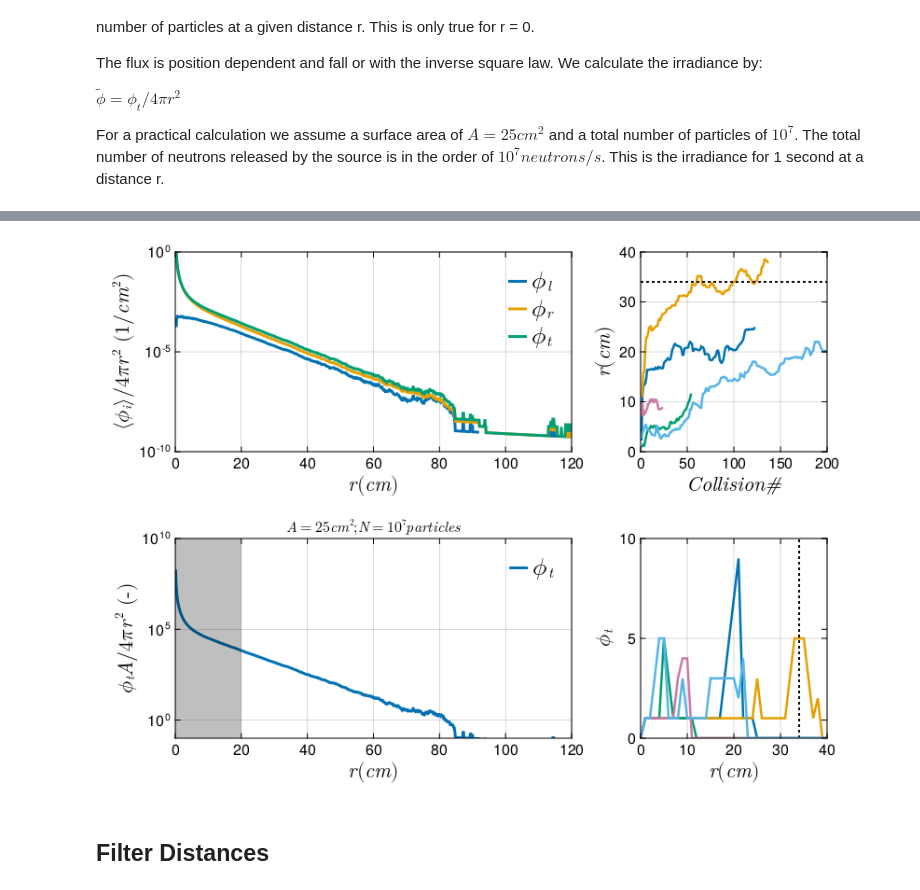
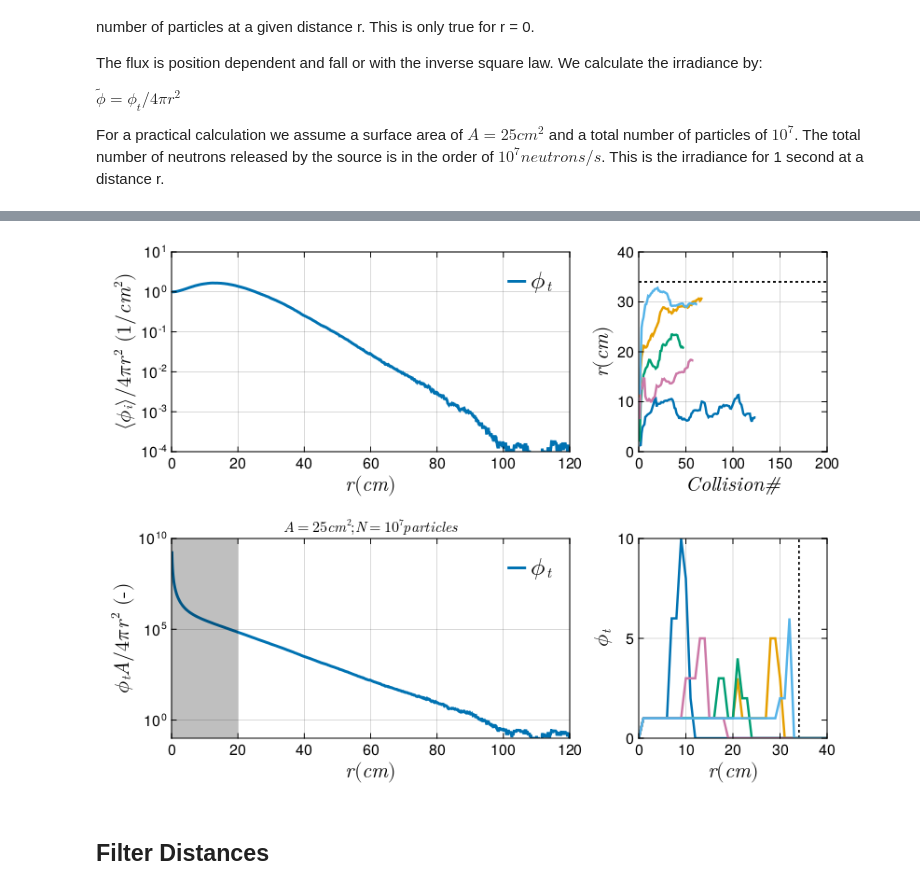
Before and after one commit to JBusink/Neutronenbron_Simulatie, a Jupyter notebook: Scripts/Data_processing_notebook.ipynb, the cells around one changed output, grey strips where cells are left out. Cells and saved outputs as stored; diff of their text form; code cells hidden in the pictures.

```diff
--- a/Scripts/Data_processing_notebook.ipynb
+++ b/Scripts/Data_processing_notebook.ipynb
@@ -277,9 +279,10 @@ A single simulation of 10000 particles, 500 collisions takes about 40 seconds an
 
 Note that Julia will not save the data inside a loop. Either save it and load it, or change the loop structure such that the data is saved inside the loop. This can be done by placing "global" in front of the variable.
 # %%
-for i in 1:1:1
+for i in 1:1:10
     Random.seed!(i)
     Xtotal,Ytotal,Ztotal,Etotal,Pxtotal,Pytotal,Pztotal = SM.Simulate_multiple_collisions(10000,500);
     data = Array([Xtotal,Ytotal,Ztotal,Etotal,Pxtotal,Pytotal,Pztotal])
     # save("/Volumes/EXTdrive/Data_neutron_simulation/Data_10000_particles/Simulate_10000_Particles_data_file$i.jld", "data", data)
+    save("/Users/jbusink/Downloads/Nieuwe data/Simulate_10000_Particles_data_file$i.jld", "data", data)
 end
@@ -288,9 +309,9 @@ end
 # %%
 listrho,listz, listE = [],[],[]
 
-for j in 26:1:26
+for j in 1:1:10
     println(j)
-    x,y,z,E,px,py,pz = load("/Volumes/EXTdrive/Data_neutron_simulation/Data_10000_particles/Simulate_10000_Particles_data_file$j.jld")["data"]
+    x,y,z,E,px,py,pz = load("/Users/jbusink/Downloads/Nieuwe data/Simulate_10000_Particles_data_file$j.jld")["data"]
     for i in 1:1:length(x)
 
         #make new list that cut offs if particle is gone.
@@ -631,11 +670,14 @@ fig = Figure(resolution=(800,600))
 ax = Axis(fig[1,1:2],
 yscale=log10,
 ylabel = L"$⟨ϕ_i⟩/4πr^2$ ($1/cm^2$)",xlabel=L"r(cm)",
-limits=(0,120,1e-10,1)
+limits=(0,120,1e-4,10)
 )
-lines!(LinRange(0,120,1201),mean_flux_l ./ (4π .* LinRange(0,120,1201).^2 ), label = L"ϕ_l",linewidth=3)
-lines!(LinRange(0,120,1201),mean_flux_r./ (4π .* LinRange(0,120,1201).^2 ), label = L"ϕ_r",linewidth=3)
-lines!(LinRange(0,120,1201),mean_flux_t./ (4π .* LinRange(0,120,1201).^2 ), label = L"ϕ_t",linewidth=3)
+# lines!(LinRange(0,120,1201),mean_flux_l ./ (4π .* LinRange(0,120,1201).^2 ), label = L"ϕ_l",linewidth=3)
+# lines!(LinRange(0,120,1201),mean_flux_r./ (4π .* LinRange(0,120,1201).^2 ), label = L"ϕ_r",linewidth=3)
+# lines!(LinRange(0,120,1201),mean_flux_t./ (4π .* LinRange(0,120,1201).^2 ), label = L"ϕ_t",linewidth=3)
+
+lines!(LinRange(0,120,1201),mean_flux_t, label = L"ϕ_t",linewidth=3)
+
 axislegend(position = :rt,framevisible=false,labelsize=26);
 
 ax = Axis(fig[2,1:2],
@@ -645,34 +687,34 @@ ylabel = L"$ϕ_t A/4πr^2$ (-)",xlabel=L"r(cm)",
 limits=(0,120,1e-1,1e10)
 )
 lines!(LinRange(0,120,1201),100*25*sum(flux_total_list_t) ./ (4π .* LinRange(0,120,1201).^2 ), label = L"$ϕ_t$",linewidth=3)
 
 band!(LinRange(0,20,21),1e-5,1e10; color = (:black, 0.25), diffuse=0.5)
 
 axislegend(position = :rt,framevisible=false,labelsize=26);
 
 
 ax = Axis(fig[1,3],
 ylabel = L"r(cm)",xlabel=L"Collision #",
 limits = (0,200,0,40)
 )
 for i in 1:1:5
     lines!(listrho[i],linewidth =2.5)
     hlines!(ax,34, color = :black,linestyle=:dash,linewidth=1)
 end
 
 ax = Axis(fig[2,3],
 ylabel = L"ϕ_t",xlabel=L"r (cm)",
 limits = (0,40,0,10)
 )
 for j in 1:1:5
     vlines!(ax,34, color = :black,linestyle=:dash,linewidth=1)
     lines!(LinRange(0,40,41),[SM.flux_total(listrho[j],i) for i in 0:1:40],linewidth =2.5)
 end
 fig
 
 # save("irradiance.pdf",fig)
 # %% [output]
-[figure, old version]
+[figure, new version]
 # %% [markdown]
 ## Filter Distances
 # %% [markdown]
```
Also changed, not shown: parts of 12 cells of this notebook, 1 other file.
